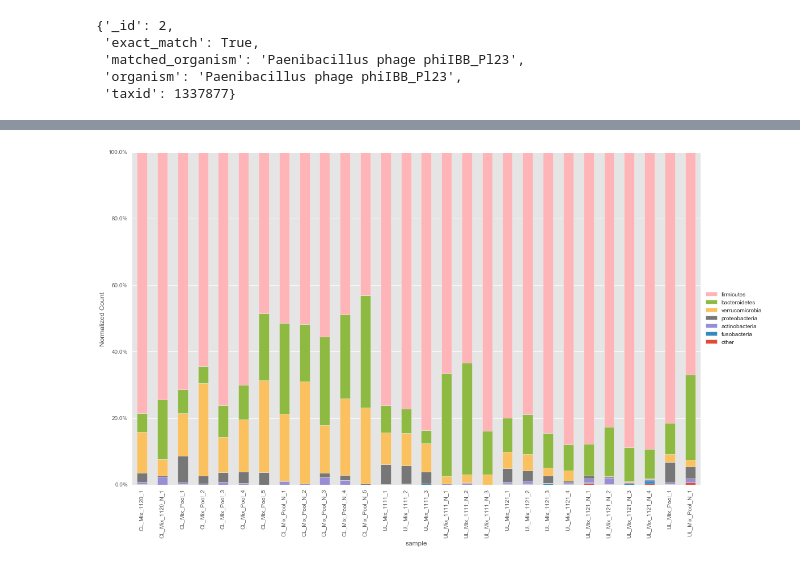
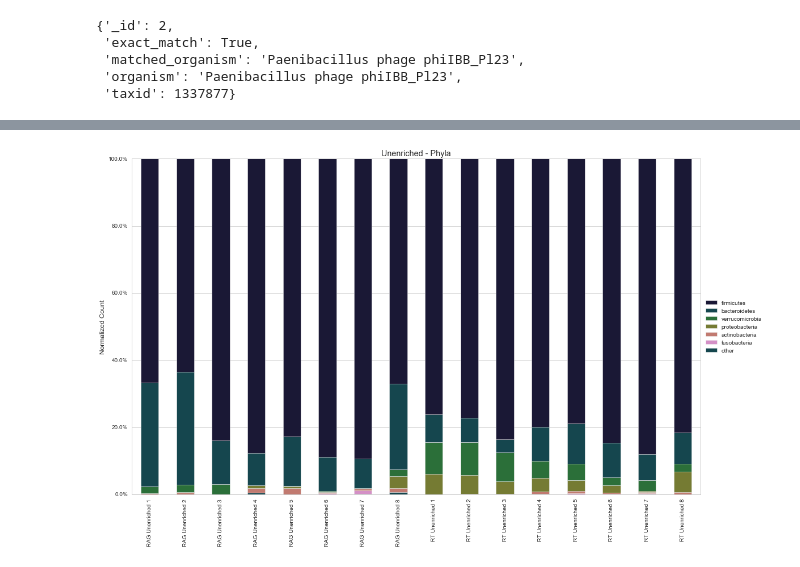
Before and after one commit to mmayers12/n15_mice, a Jupyter notebook: ipynbs/Taxonomy-analysis.ipynb, the cells around one changed output, grey strips where cells are left out. Cells and saved outputs as stored; diff of their text form; code cells hidden in the pictures.

Commit message:
Fixed plot colors and order so they are constant

```diff
--- a/ipynbs/Taxonomy-analysis.ipynb
+++ b/ipynbs/Taxonomy-analysis.ipynb
@@ -44,6 +44,8 @@ protein_clusters = shelve.open(os.path.join(BASE, 'protein_clusters.shelve'))
 metadata = pd.read_csv(os.path.join(BASE,"filt_metadata.csv"), index_col=0)
 samp_names = list(metadata.index)
 
+met1 = pd.read_csv(os.path.join(BASE, 'filt_metadata.csv'), index_col=0)
+
 unenr_grouped_loci = utils.load(os.path.join(BASE,"unenriched_grouped_loci.pkl.gz"))
 enr_grouped_loci = utils.load(os.path.join(BASE,"enriched_grouped_loci.pkl.gz"))
 grouped_loci = utils.load(os.path.join(BASE,"grouped_loci.pkl.gz"))
@@ -217,33 +230,5 @@ f.subplots_adjust(right=0.8)
-# %%
-rank = "phylum"
-all_df = pd.concat(list(dfs[rank].values()))
-f = plt.figure(figsize=(12*1.25,8*1.25))
-matplotlib.style.use('ggplot')
-df_pivot = all_df.pivot_table(values="count", index="sample", columns="organism_name").dropna(1, thresh=3)
-if rank == "family":
-    del df_pivot['muridae']
-    #del df_pivot['poaceae']
-    del df_pivot['hominidae']
-    del df_pivot['phormidiaceae']
-elif rank == "phylum":
-    del df_pivot['chordata']
-    del df_pivot['cyanobacteria']
-df_pivot.to_csv(os.path.join(OUT,"{}_count_pivot.csv".format(rank)))
-df_pivot = df_pivot.div(df_pivot.sum(axis=1), axis=0)
-df_pivot = df_pivot[df_pivot.columns[df_pivot.sum()>0.02]]
-df_pivot = df_pivot[df_pivot.sum().sort_values().index]
-other = pd.Series(1-df_pivot.sum(axis=1), name = "Other")
-df_pivot['other'] = other
-df_pivot = df_pivot[[-1]+list(range(len(df_pivot.columns)-1))]
-
-ax = df_pivot.plot.bar(stacked=True, legend = 'reverse', ylim=(0,1), ax=f.gca())
-lgd = plt.legend()
-handles, labels = ax.get_legend_handles_labels()
-lgd = plt.legend(reversed(handles), reversed(labels), loc='center left', bbox_to_anchor=(1.0, 0.5))
-ax.set_ylabel("Normalized Count")
-ax.title.set_fontsize(20)
-formatter = FuncFormatter(to_percent)
-plt.gca().yaxis.set_major_formatter(formatter)
-f.subplots_adjust(right=0.8)
-# %% [output]
-[figure, removed]
+# %%
+plot_tax("phylum", n14_un_samps + n15_un_samps)
+plt.title('Unenriched - Phyla');
+# %% [output]
+[figure, added]
```
Also changed, not shown: parts of 11 cells of this notebook.
